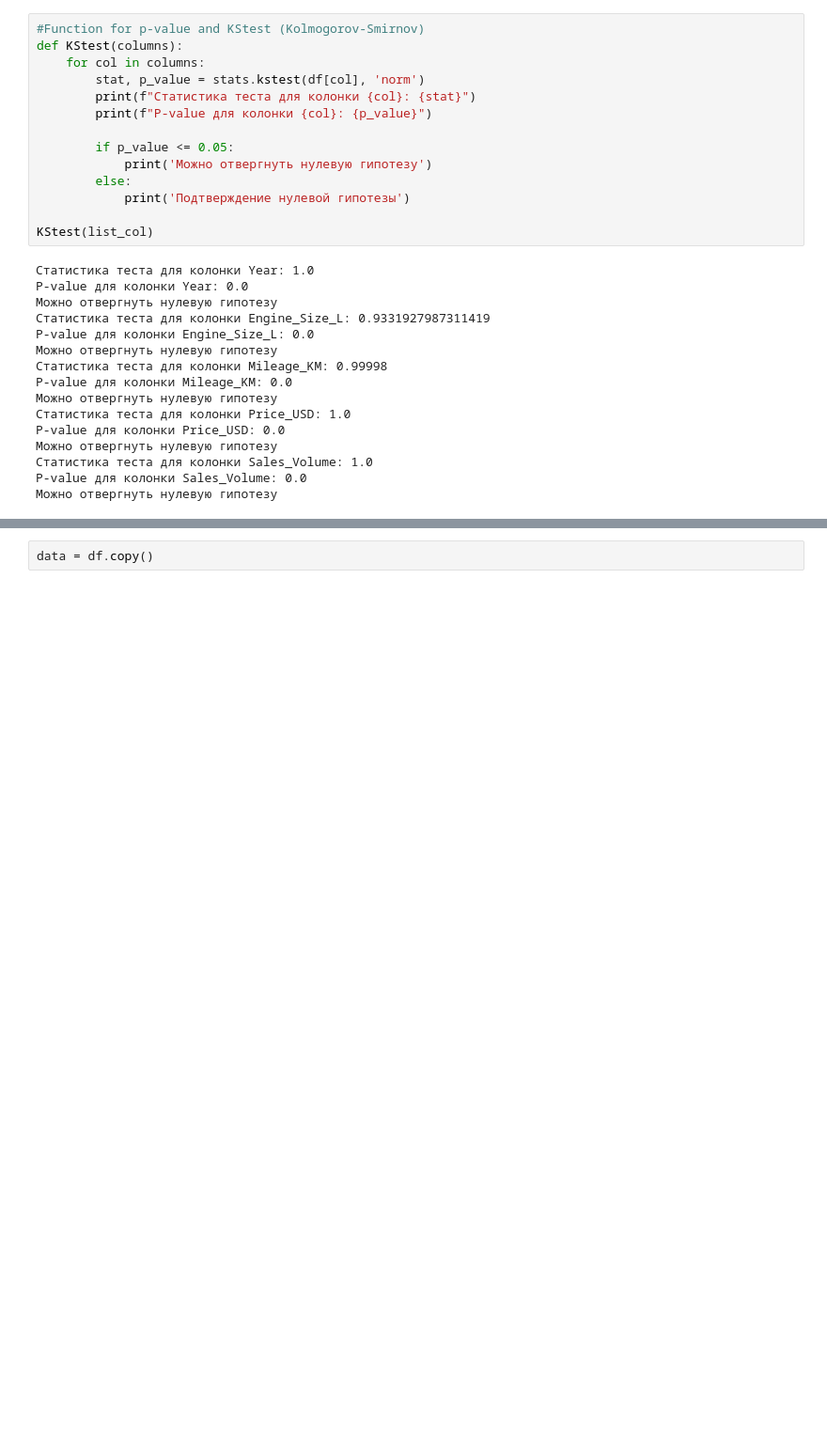
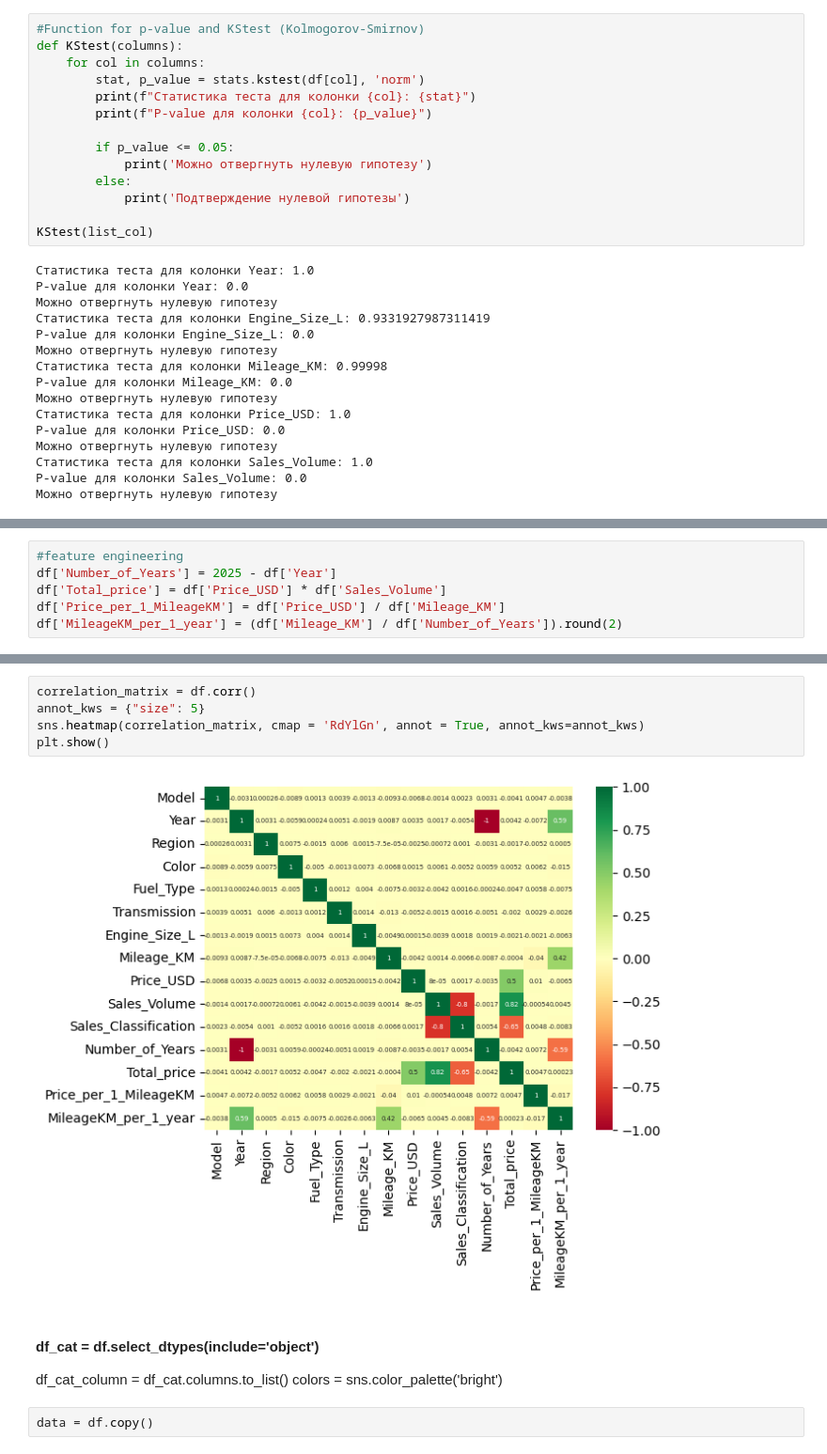
Before and after one commit to winner-nikita27/BMW, a Jupyter notebook: BMW.ipynb, the cells around one changed output, grey strips where cells are left out. Shown at 94% size. Drawn from its saved outputs; the diff is of its cells as text; blank space fills up the shorter version.

```diff
--- a/BMW.ipynb
+++ b/BMW.ipynb
@@ -128,0 +253,6 @@ ValueError: could not convert string to float: 'Manual'
+# %%
+#feature engineering
+df['Number_of_Years'] = 2025 - df['Year']
+df['Total_price'] = df['Price_USD'] * df['Sales_Volume']
+df['Price_per_1_MileageKM'] = df['Price_USD'] / df['Mileage_KM']
+df['MileageKM_per_1_year'] = (df['Mileage_KM'] / df['Number_of_Years']).round(2)
@@ -129,3 +287,14 @@ ValueError: could not convert string to float: 'Manual'
+# %%
+correlation_matrix = df.corr()
+annot_kws = {"size": 5}
+sns.heatmap(correlation_matrix, cmap = 'RdYlGn', annot = True, annot_kws=annot_kws)
+plt.show()
+# %% [output]
+[figure, added]
+# %% [markdown]
+#### df_cat = df.select_dtypes(include='object')
+df_cat_column = df_cat.columns.to_list()
+colors = sns.color_palette('bright')
 # %%
 data = df.copy()
 # %%
```
Also changed, not shown: parts of 15 cells of this notebook.
